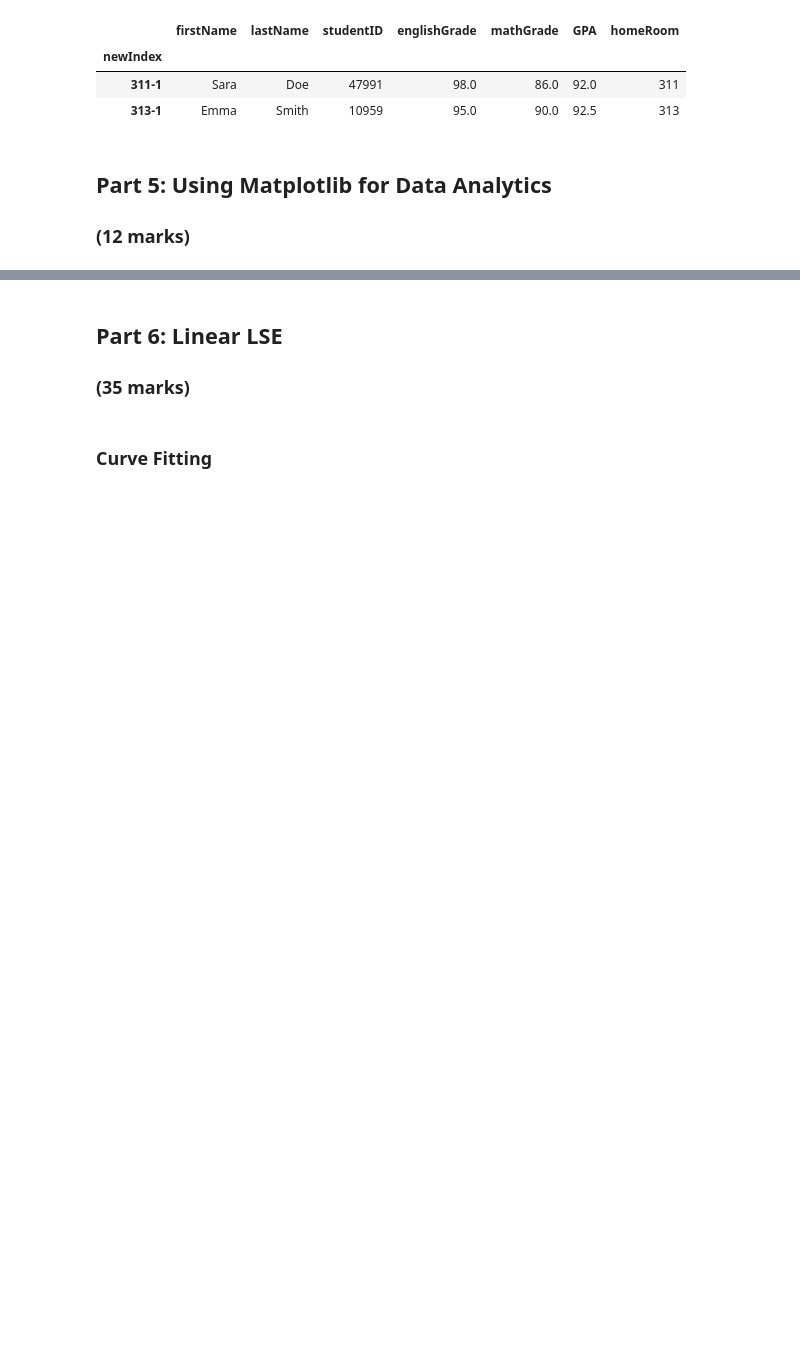
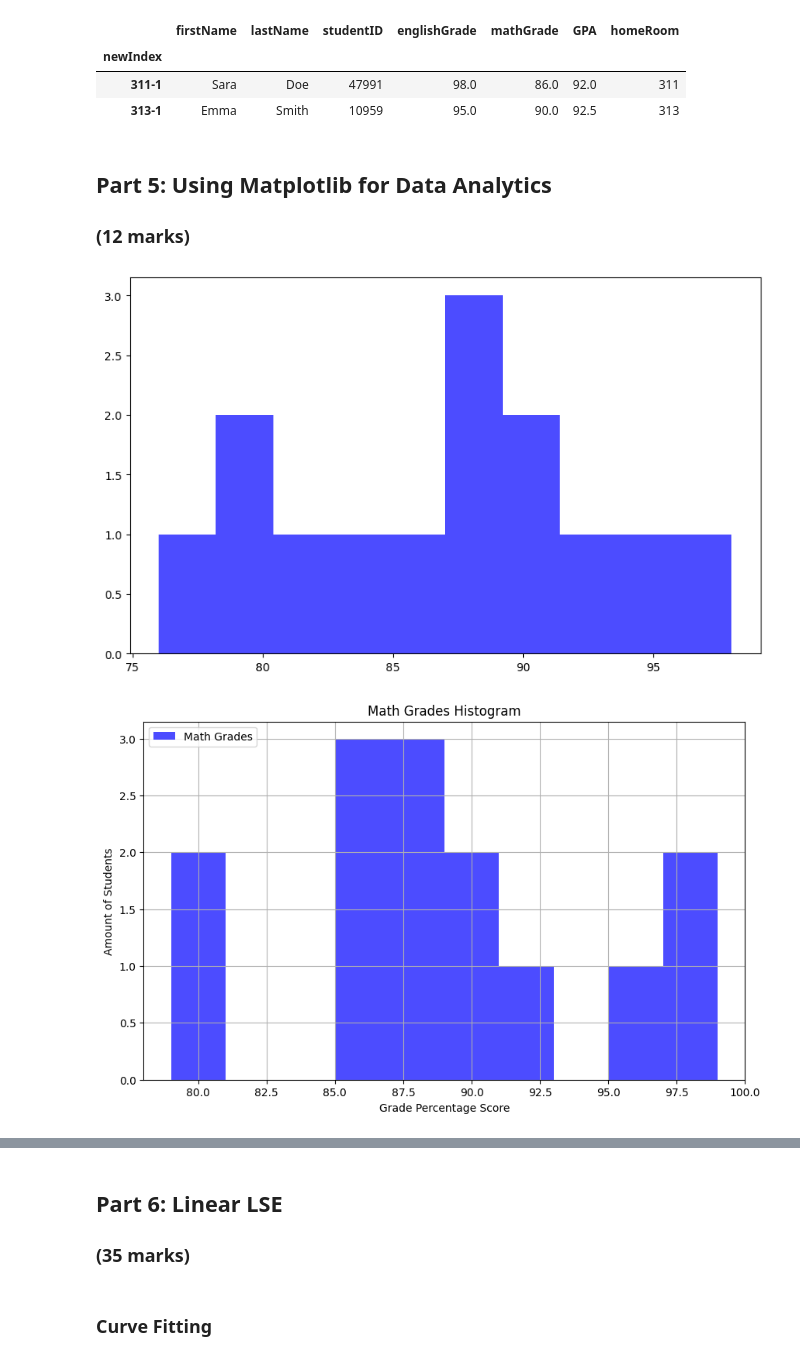
Before and after one commit to joey-craig/ENGG680_2025_Fall, a Jupyter notebook: Lab_Assignment 1/StudentGradeManagementSystem.ipynb, the cells around one changed output, grey strips where cells are left out. Cells and saved outputs as stored; diff of their text form; code cells hidden in the pictures; blank space fills up the shorter version.

```diff
--- a/Lab_Assignment 1/StudentGradeManagementSystem.ipynb
+++ b/Lab_Assignment 1/StudentGradeManagementSystem.ipynb
@@ -614,27 +623,37 @@ df_studentsGPASorted_homeroom.loc[df_studentsGPASorted_homeroom.groupby('homeRoo
 # %%
 # Let's use matplotlib to display a histogram of the grades distribution
 # Histograms are useful for seeing the distribution of the students grades
 
 plt.figure(figsize=(10, 6))
 plt.hist(df_studentGrades['englishGrade'], bins=10, alpha=0.7, label='English Grades', color='blue')
 
 # Step 1: Use the line above as reference to create a histogram for the math grades
 # (1 mark)
-#
+
+plt.figure(figsize=(10, 6))
+plt.hist(df_studentGrades['mathGrade'], bins=10, alpha=0.7, label='Math Grades', color='blue')
 
 # Step 2: Ensure that your plot is descriptive, so use labels (x and y axis), a title, and a legend.
 # Hint: Use the matplotlib .legend(loc='<location>') to add and place the legend.
 # You can use 'upper left', 'upper right', 'lower left', and 'lower right' to specify the location.
 # (3 marks)
-#
+
+
+plt.title("Math Grades Histogram")
+plt.xlabel("Grade Percentage Score")
+plt.ylabel("Amount of Students")
+plt.legend(loc='upper left')
 plt.grid(True)
 
 # Step 3: Use the .savefig('<image_title>'.png) to output an image file of the histogram.
 # Please be sure to use a descriptive title!
 # (1 mark)
 #
 
-plt.show()
+plt.savefig('Student_Math_Grades_Histogram')
+# %% [output]
+[figure, added]
+[figure, added]
 # %%
 # Let's also use matplotlib to display a scatter plot of English vs. Math grades
 # Scatter plots are useful for seeing the relationship between two variables
```
Also changed, not shown: parts of 16 cells of this notebook.
